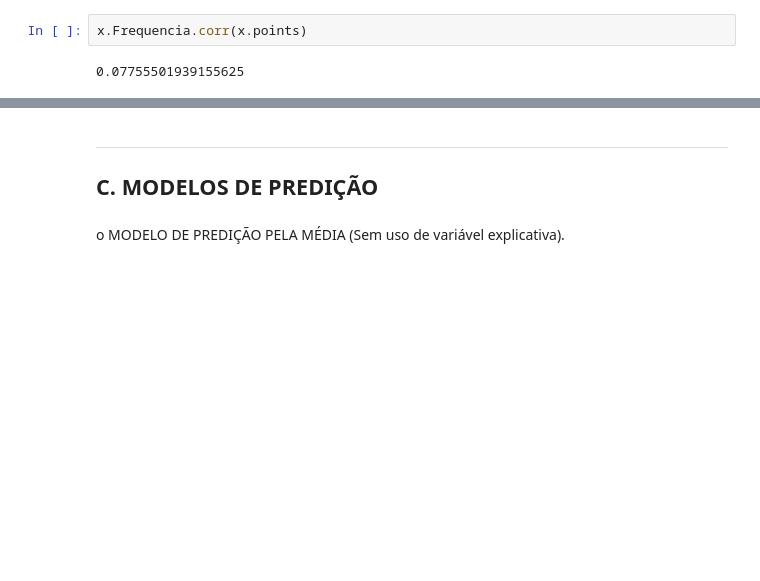
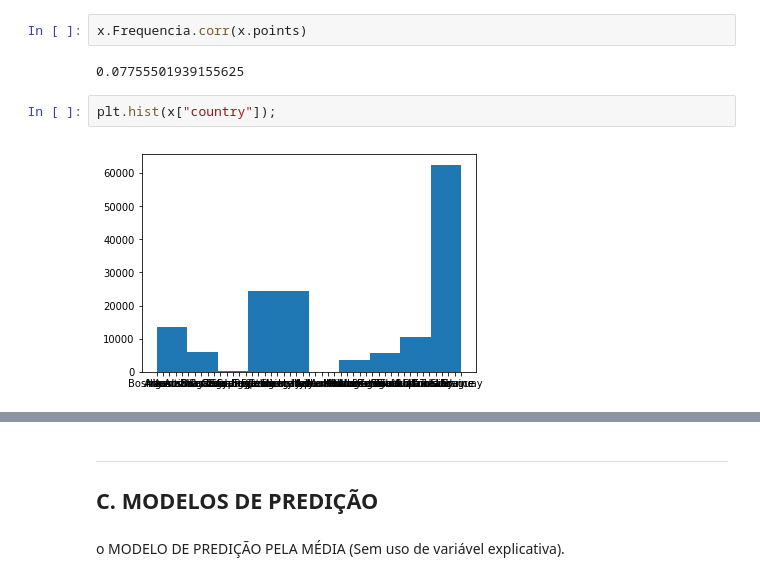
Before and after one commit to FidyBack/projeto_Cdata, a Jupyter notebook: Projeto3 Layout.ipynb, the cells around one changed output, grey strips where cells are left out. Saved outputs shown, nothing was run; the diff lists cells and outputs as text; blank space fills up the shorter version.

```diff
--- a/Projeto3 Layout.ipynb
+++ b/Projeto3 Layout.ipynb
@@ -212,3 +212,7 @@ x.Frequencia.corr(x.price)
 x.Frequencia.corr(x.points)
 # %% [output]
 0.07755501939155625
+# %%
+plt.hist(x["country"]);
+# %% [output]
+[figure, added]
```
Also changed, not shown: parts of 2 cells of this notebook.
